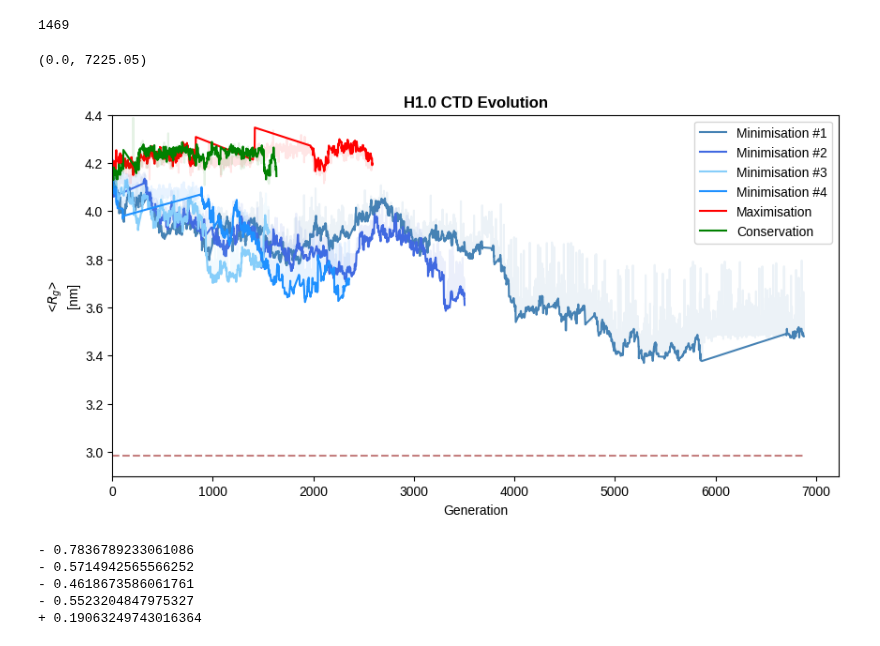
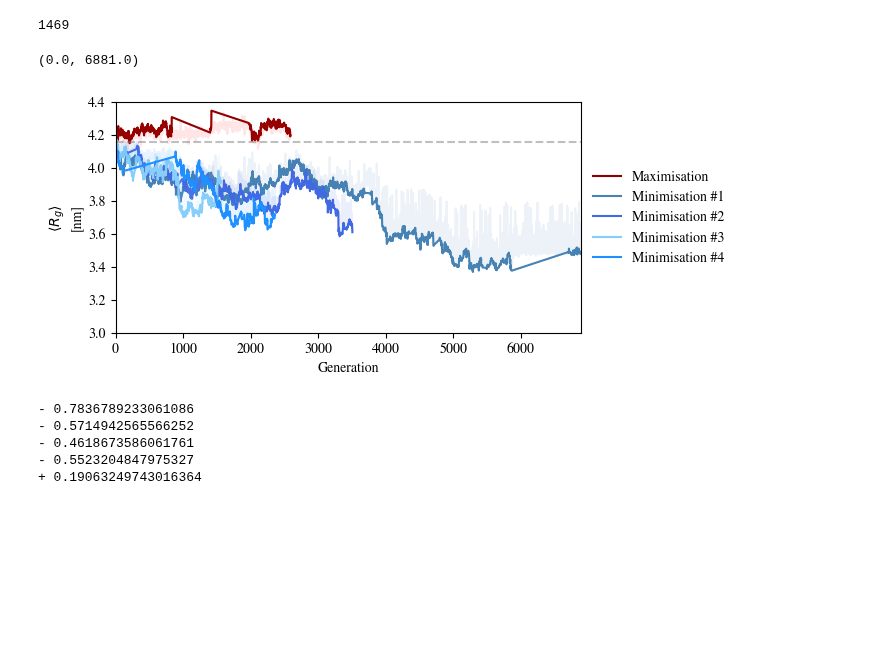
Before and after one commit to frederikespersen/OrthoIDP, a Jupyter notebook: exp/idpevo_h1-0/idpevo_h1-0.ipynb, the cells around one changed output. Drawn from its saved outputs; the diff is of its cells as text; code cells hidden in the pictures; blank space fills up the shorter version.

```diff
--- a/exp/idpevo_h1-0/idpevo_h1-0.ipynb
+++ b/exp/idpevo_h1-0/idpevo_h1-0.ipynb
@@ -130,36 +128,34 @@ minevo_1.simulate.sum() + minevo_2.simulate.sum() + minevo_3.simulate.sum() + mi
 1469
 # %%
 # Plotting results
-plt.figure(figsize=(10,5))
+plt.figure(figsize=(6,3))
+
+plt.plot(maxevo[maxevo.mc].obs, label="Maximisation", c='darkred')
+plt.plot(maxevo.obs, alpha=0.1, c='red')
+
 plt.plot(minevo_1[minevo_1.mc].obs, label="Minimisation #1", c='steelblue')
 plt.plot(minevo_1.obs, alpha=0.1, c='steelblue')
 
 plt.plot(minevo_2[minevo_2.mc].obs, label="Minimisation #2", c='royalblue')
 plt.plot(minevo_2.obs, alpha=0.1, c='royalblue')
 
 plt.plot(minevo_3[minevo_3.mc].obs, label="Minimisation #3", c='lightskyblue')
 plt.plot(minevo_3.obs, alpha=0.1, c='lightskyblue')
 
 plt.plot(minevo_4[minevo_4.mc].obs, label="Minimisation #4", c='dodgerblue')
 plt.plot(minevo_4.obs, alpha=0.1, c='dodgerblue')
 
-plt.plot(maxevo[maxevo.mc].obs, label="Maximisation", c='red')
-plt.plot(maxevo.obs, alpha=0.1, c='red')
-
-plt.plot(consevo[consevo.mc].obs, label="Conservation", c='green')
-plt.plot(consevo.obs, alpha=0.1, c='green')
-
-plt.hlines(2.985, 0, len(minevo_1), color='darkred', linestyles='--', alpha=0.5)
-plt.ylim(2.9,4.4)
+plt.hlines(maxevo.iloc[0].obs, 0, len(minevo_1), color='grey', linestyles='--', alpha=0.5)
+plt.xlim(0,len(minevo_1))
+plt.ylim(3.0,4.4)
 
 plt.xlabel("Generation")
-plt.ylabel("<$R_g$>\n[nm]")
-plt.title("H1.0 CTD Evolution", fontweight='bold')
-plt.legend(loc='upper right')
+plt.ylabel("$\left\langle R_g \\right\\rangle$\n[nm]")
+plt.legend(loc='center left', bbox_to_anchor=(1, 0.5), frameon=False)
 plt.xlim(0)
 # %% [output]
-(0.0, 7225.05)
+(0.0, 6881.0)
-[figure, old version]
+[figure, new version]
 # %%
 # Determining efficacy
 print('-', minevo_1.obs[0] - minevo_1.obs.min())
```
Also changed, not shown: parts of 4 cells of this notebook, 4 other files.
